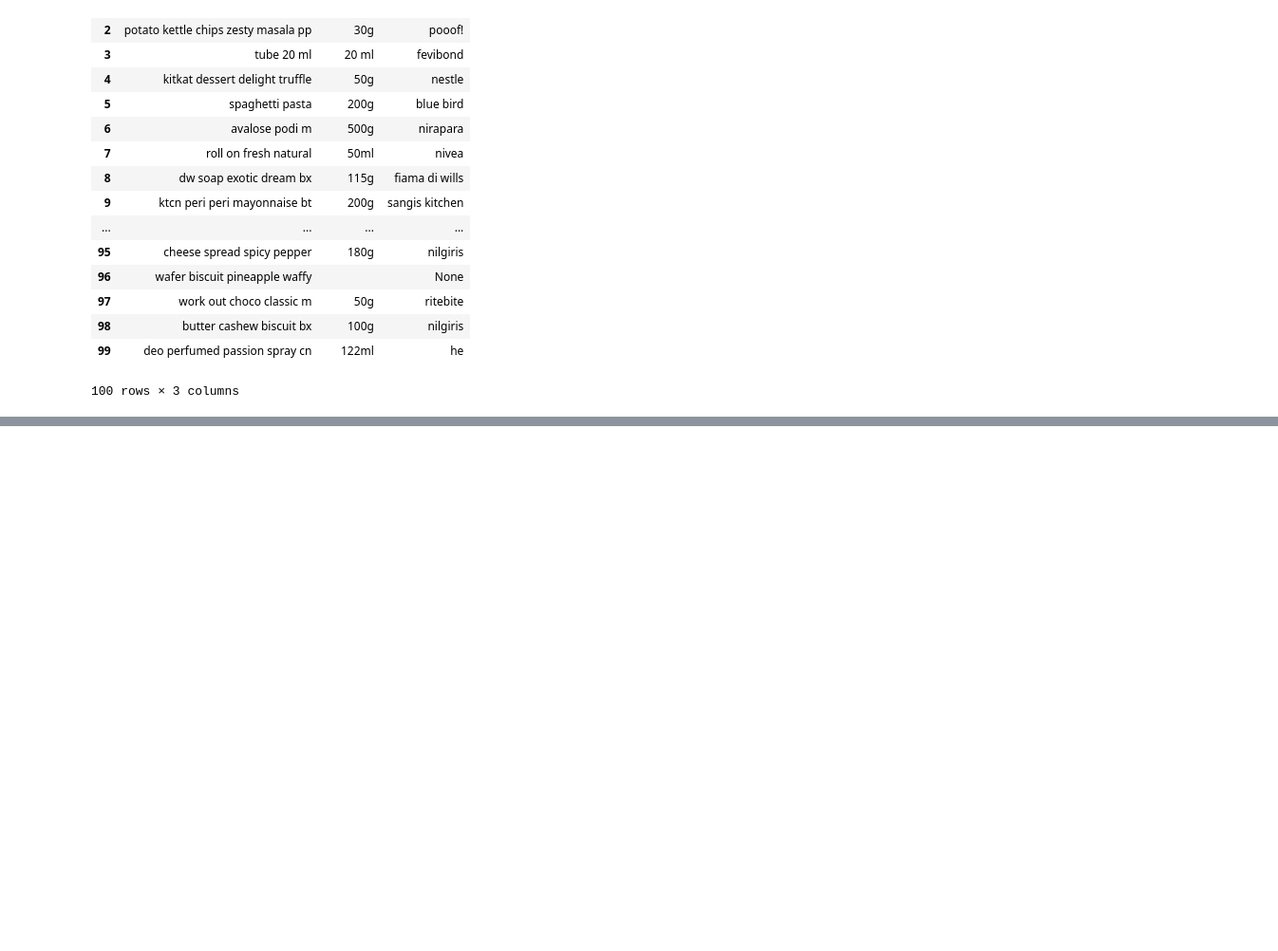
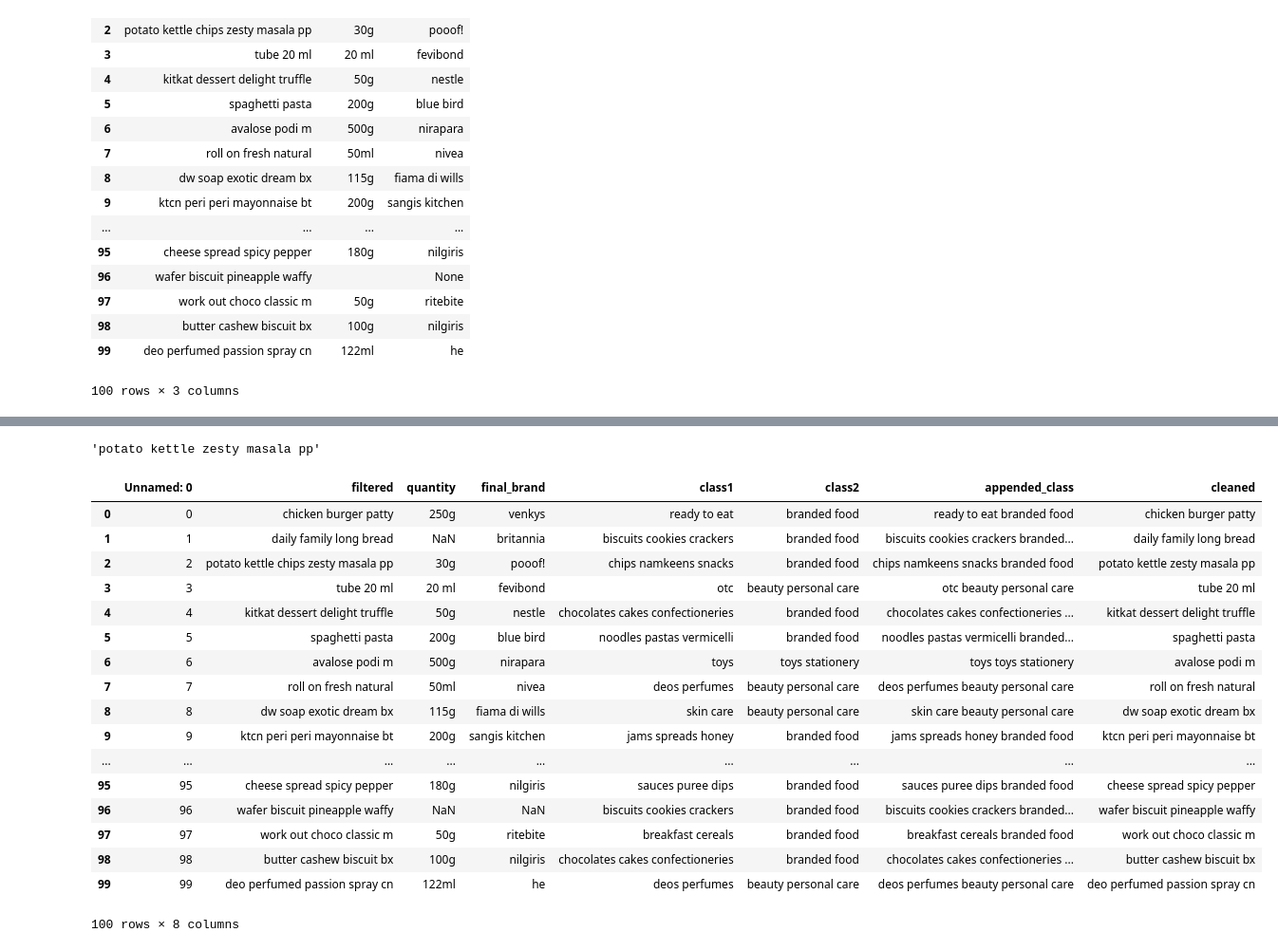
Before and after one commit to nuwandavek/tathasthu, a Jupyter notebook: tathasthu.ipynb, the cells around one changed output, grey strips where cells are left out. Shown at 95% size. Saved outputs shown, nothing was run; the diff lists cells and outputs as text; code cells hidden in the pictures; blank space fills up the shorter version.

```diff
--- a/tathasthu.ipynb
+++ b/tathasthu.ipynb
@@ -351,0 +379,20 @@ train_filtered.to_csv("filtered.csv", index=False)
+# %%
+def clean_column(column, delimitter_list):
+    column = column.str.lower()
+    for delimitter in delimitter_list:
+        column = column.str.replace(delimitter," ")
+    column = column.str.replace("  "," ")
+    column = column.str.replace("  "," ")
+    column = column.str.replace("  "," ")
+    column = column.str.replace("  "," ")
+    column = column.str.replace("  "," ")
+    column = column.str.replace("  "," ")
+    return column
+
+#clean_column(function_filtered['class1'], ["'", "(", ")", "/", "&", ","])
+# %%
+function_filtered['class1'] = clean_column(function_filtered['class1'], ["'", "(", ")", "/", "&", ","])
+# %%
+function_filtered['class2'] = clean_column(function_filtered['class2'], ["'", "(", ")", "/", "&", ","])
+# %%
+function_filtered['appended_class'] = function_filtered.apply(lambda x: x.class1 + " " + x.class2, axis=1)
@@ -351,0 +419,30 @@ train_filtered.to_csv("filtered.csv", index=False)
+# %%
+def remove_string(large, queries):
+    for query in queries.split(" "):
+        large = large.replace(query, "")
+    large = large.replace("  ", " ")
+    large = large.replace("  ", " ")
+    return large
+# %% [output]
+'potato kettle zesty masala pp'
+# %%
+function_filtered
+# %% [output]
+|  | Unnamed: 0 | filtered | quantity | final_brand | class1 | class2 | appended_class | cleaned |
+| 0 | 0 | chicken burger patty | 250g | venkys | ready to eat | branded food | ready to eat branded food | chicken burger patty |
+| 1 | 1 | daily family long bread | NaN | britannia | biscuits cookies crackers | branded food | biscuits cookies crackers branded... | daily family long bread |
+| 2 | 2 | potato kettle chips zesty masala pp | 30g | pooof! | chips namkeens snacks | branded food | chips namkeens snacks branded food | potato kettle zesty masala pp |
+| 3 | 3 | tube 20 ml | 20 ml | fevibond | otc | beauty personal care | otc beauty personal care | tube 20 ml |
+| 4 | 4 | kitkat dessert delight truffle | 50g | nestle | chocolates cakes confectioneries | branded food | chocolates cakes confectioneries ... | kitkat dessert delight truffle |
+| 5 | 5 | spaghetti pasta | 200g | blue bird | noodles pastas vermicelli | branded food | noodles pastas vermicelli branded... | spaghetti pasta |
+| 6 | 6 | avalose podi m | 500g | nirapara | toys | toys stationery | toys toys stationery | avalose podi m |
+| 7 | 7 | roll on fresh natural | 50ml | nivea | deos perfumes | beauty personal care | deos perfumes beauty personal care | roll on fresh natural |
+| 8 | 8 | dw soap exotic dream bx | 115g | fiama di wills | skin care | beauty personal care | skin care beauty personal care | dw soap exotic dream bx |
+| 9 | 9 | ktcn peri peri mayonnaise bt | 200g | sangis kitchen | jams spreads honey | branded food | jams spreads honey branded food | ktcn peri peri mayonnaise bt |
+| ... | ... | ... | ... | ... | ... | ... | ... | ... |
+| 95 | 95 | cheese spread spicy pepper | 180g | nilgiris | sauces puree dips | branded food | sauces puree dips branded food | cheese spread spicy pepper |
+| 96 | 96 | wafer biscuit pineapple waffy | NaN | NaN | biscuits cookies crackers | branded food | biscuits cookies crackers branded... | wafer biscuit pineapple waffy |
+| 97 | 97 | work out choco classic m | 50g | ritebite | breakfast cereals | branded food | breakfast cereals branded food | work out choco classic m |
+| 98 | 98 | butter cashew biscuit bx | 100g | nilgiris | chocolates cakes confectioneries | branded food | chocolates cakes confectioneries ... | butter cashew biscuit bx |
+| 99 | 99 | deo perfumed passion spray cn | 122ml | he | deos perfumes | beauty personal care | deos perfumes beauty personal care | deo perfumed passion spray cn |
+100 rows × 8 columns
```
Also changed, not shown: parts of 11 cells of this notebook, 1 other file.
